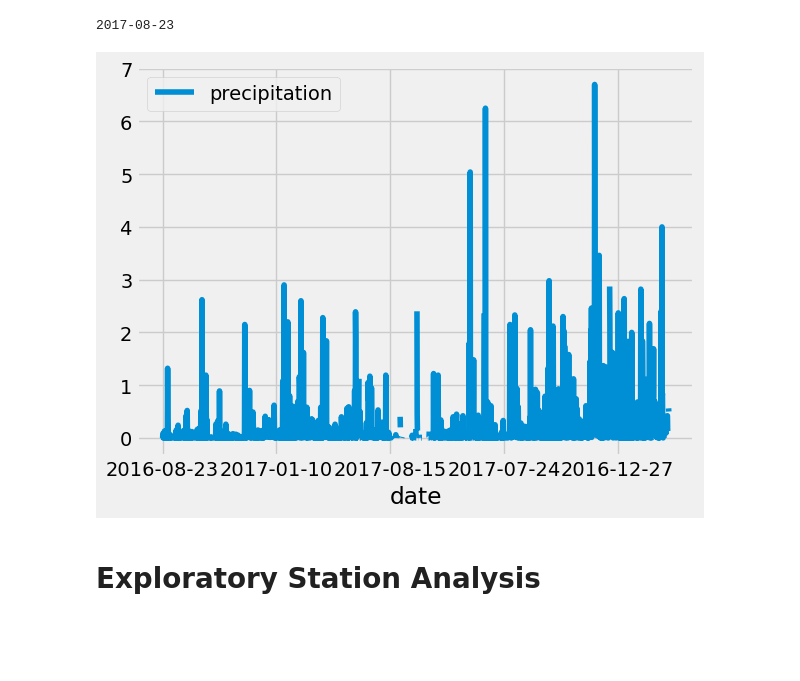
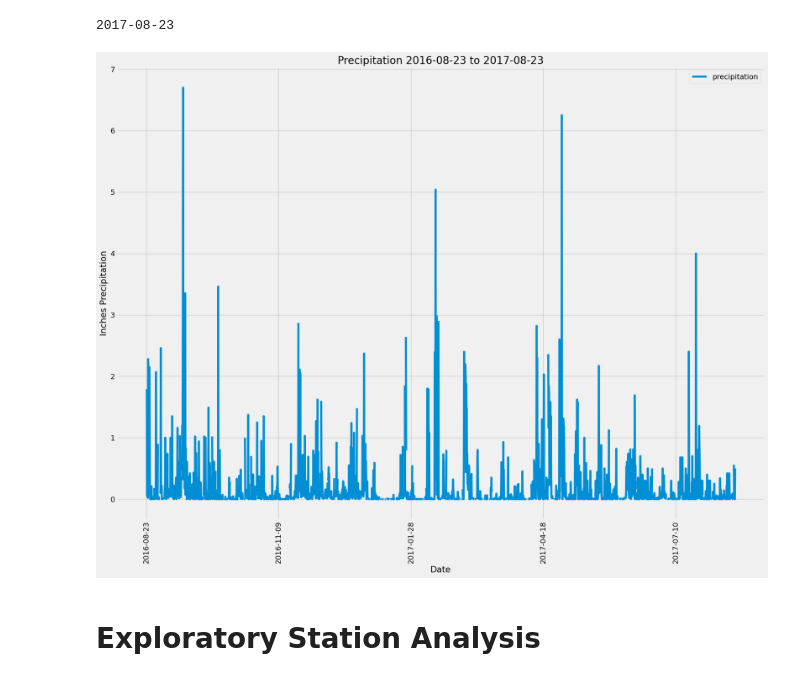
Before and after one commit to rfe123/umn_data_sqlalchemy_challenge, a Jupyter notebook: climate_starter.ipynb, the cells around one changed output. Cells and saved outputs as stored; diff of their text form; code cells hidden in the pictures; blank space fills up the shorter version.

Commit message:
Styling precip plot

```diff
--- a/climate_starter.ipynb
+++ b/climate_starter.ipynb
@@ -49,33 +49,37 @@ print(last_measurement.date)
 # %%
 # Design a query to retrieve the last 12 months of precipitation data and plot the results.
 # Starting from the most recent data point in the database.
 last_date_str = last_measurement.date
 year,month,day = str.split(last_date_str,'-')
 last_date = dt.date(int(year),int(month),int(day))
 
 # Calculate the date one year from the last date in data set.
 first_date = last_date - dt.timedelta(days=365)
 
 # Perform a query to retrieve the data and precipitation scores
 precip_by_date = (session.query(
                     Measurements.date,
                     Measurements.prcp
                     )
                 .filter(Measurements.date >= first_date)
                 .filter(Measurements.date < last_date)
                 .all())
 
 # Save the query results as a Pandas DataFrame. Explicitly set the column names
 prcp_df = pd.DataFrame(precip_by_date, columns=['date', 'precipitation'])
 
 # Sort the dataframe by date
-prcp_df.sort_values('date')
+prcp_df = prcp_df.sort_values('date', ascending=True)
 
 # Use Pandas Plotting with Matplotlib to plot the data
-prcp_df.plot.line('date', 'precipitation')
+prcp_df.plot('date', 'precipitation', figsize=(20,15))
+plt.title(f'Precipitation {first_date} to {last_date}')
+plt.ylabel("Inches Precipitation")
+plt.xlabel("Date")
+plt.xticks(rotation=90)
 plt.show()
 # %% [output]
-[figure, old version]
+[figure, new version]
 # %%
 # Use Pandas to calculate the summary statistics for the precipitation data
 # %% [markdown]
```
